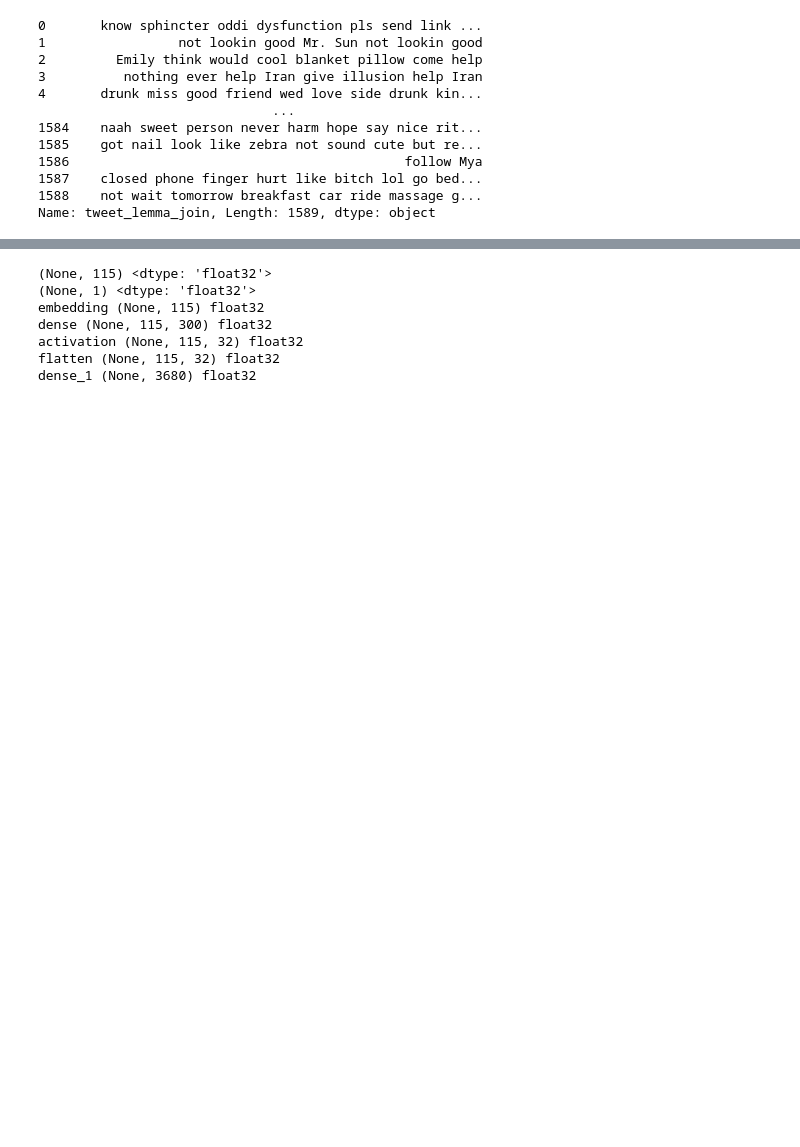
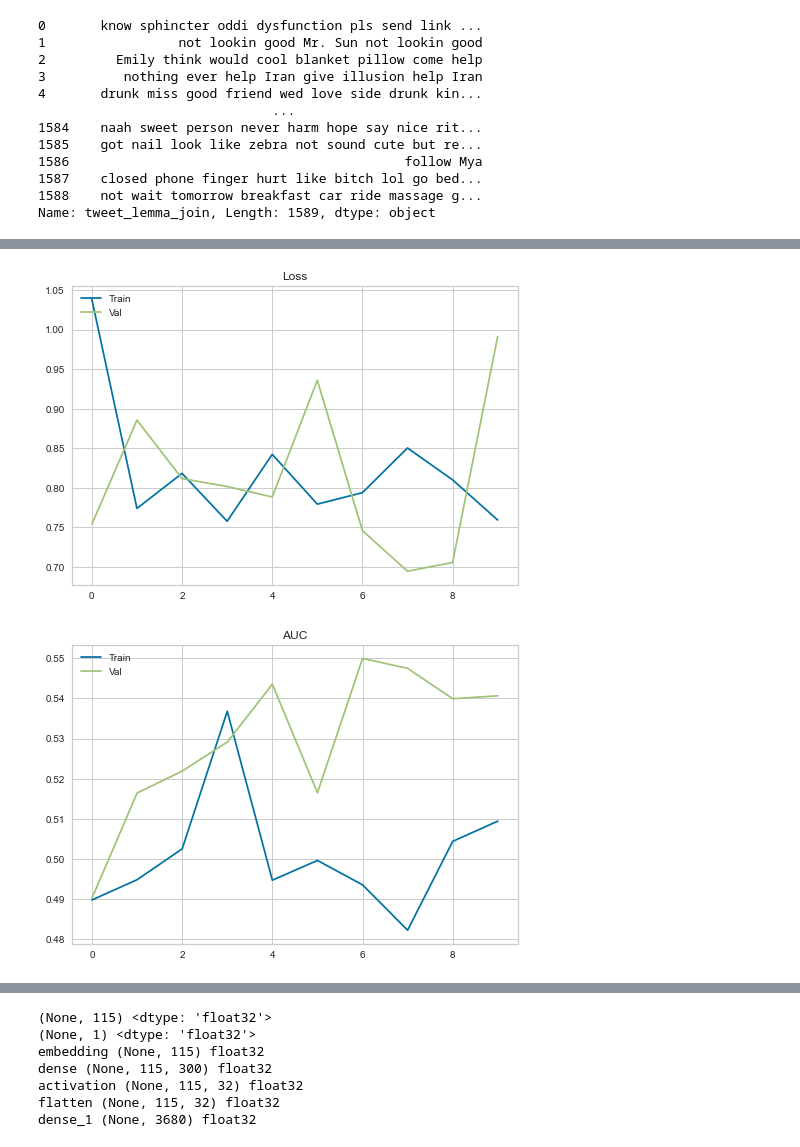
Before and after one commit to AurelieAAN/Project7_detection_des_tweets_d_insatisfactions_deep_learning, a Jupyter notebook: P7_02_scripts.ipynb, the cells around one changed output, grey strips where cells are left out. Cells and saved outputs as stored; diff of their text form; code cells hidden in the pictures; blank space fills up the shorter version.

Commit message:
add model + update bert

```diff
--- a/P7_02_scripts.ipynb
+++ b/P7_02_scripts.ipynb
@@ -814,11 +814,12 @@ vocab_size = len(tokenizer.word_index) + 1
 #Load Packages
 import numpy as np
 from keras.models import Sequential
-from keras.layers import Dense, Flatten
+from keras.layers import Dense, Flatten, Dropout
 from keras.layers import LSTM
 from keras.layers import Activation
 from keras.layers import Embedding
 
+# dense(activation), dropout(%), flatten, dense
 model = Sequential()
 model.add(Embedding(
   input_dim=3622,
@@ -827,13 +828,14 @@ model.add(Embedding(
   weights= [embedding_matrix_fasttext],
   trainable = False,
   mask_zero= True ))
-model.add(Dense(32, input_dim=3622))
+model.add(Dense(32, input_dim=3622, activation='sigmoid'))
 ###model.add(Flatten())
-model.add(Activation('relu'))
+#model.add(Activation('relu'))
 #model.add(Dense(25,kernel_initializer='normal',activation='relu'))
 #model.add(Dense(25,kernel_initializer='normal',activation='relu'))
 #model.add(Dense(113,activation='softmax'))binary_crossentropy
 #model.compile(loss='mse',optimizer ='adam',metrics=['AUC'])
+model.add(Dropout(rate=0.2))
 model.add(Flatten())
 model.add(Dense(1, activation='sigmoid'))
 
@@ -840,0 +865,4 @@ model.compile(optimizer='rmsprop',loss ='binary_crossentropy',metrics=['AUC'])
+# %%
+X_train, X_test, y_train, y_test = ml_step1_ech(df)
+# %%
+history = model.fit(X_train, y_train, validation_data=(X_test, y_test), epochs=10, batch_size=113)
@@ -840,0 +890,21 @@ model.compile(optimizer='rmsprop',loss ='binary_crossentropy',metrics=['AUC'])
+# %%
+loss_curve = history.history["loss"]
+acc_curve = history.history["auc"]
+
+loss_val_curve = history.history["val_loss"]
+acc_val_curve = history.history["val_auc"]
+
+plt.plot(loss_curve, label="Train")
+plt.plot(loss_val_curve, label="Val")
+plt.legend(loc='upper left')
+plt.title("Loss")
+plt.show()
+
+plt.plot(acc_curve, label="Train")
+plt.plot(acc_val_curve, label="Val")
+plt.legend(loc='upper left')
+plt.title("AUC")
+plt.show()
+# %% [output]
+[figure, added]
+[figure, added]
```
Also changed, not shown: parts of 10 cells of this notebook.
